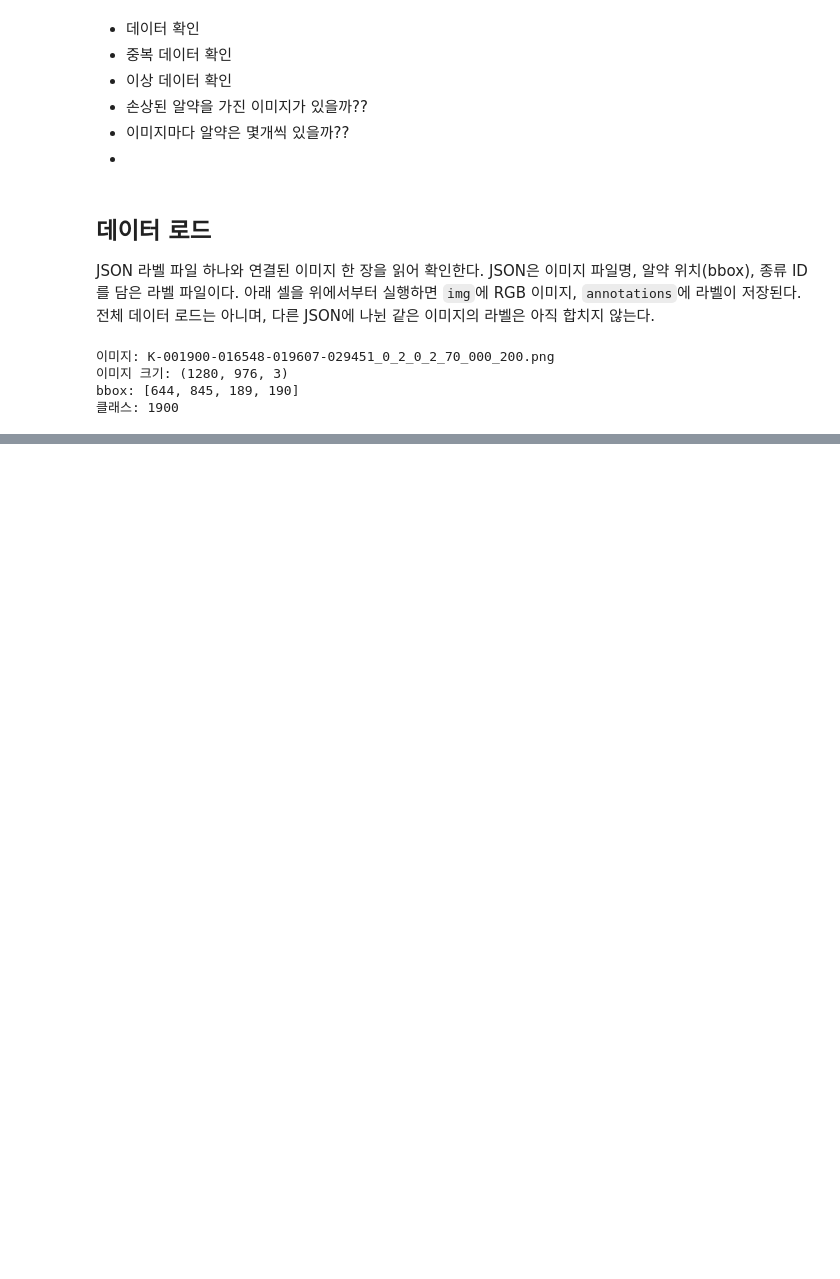
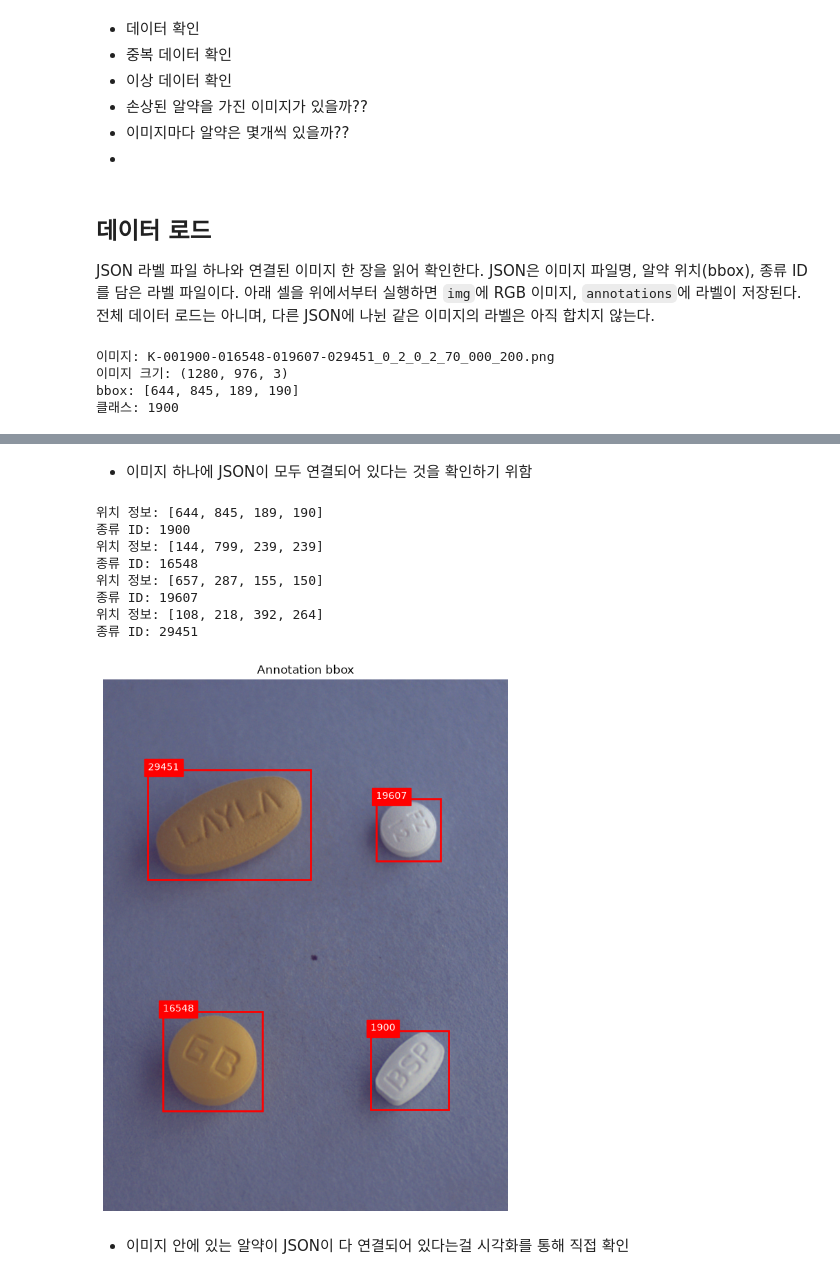
Before and after one commit to def-uk/pill-bbox, a Jupyter notebook: notebooks/JJAM99_eda.ipynb, the cells around one changed output, grey strips where cells are left out. Drawn from its saved outputs; the diff is of its cells as text; code cells hidden in the pictures; blank space fills up the shorter version.

```diff
--- a/notebooks/JJAM99_eda.ipynb
+++ b/notebooks/JJAM99_eda.ipynb
@@ -86,0 +353,52 @@ bbox: [644, 845, 189, 190]
+# %% [markdown]
+- 이미지 하나에 JSON이 모두 연결되어 있다는 것을 확인하기 위함
+# %%
+import matplotlib.pyplot as plt
+from matplotlib.patches import Rectangle
+
+# JSON에 위치와 종류 정보가 있는지 확인한다.
+for annotation in annotations:
+    print("위치 정보:", annotation.get("bbox"))
+    print("종류 ID:", annotation.get("category_id"))
+
+# 사진 위에 bbox를 그린다.
+fig, ax = plt.subplots(figsize=(8, 10))
+ax.imshow(img)
+
+for annotation in annotations:
+    # bbox를 [왼쪽 x, 위쪽 y, 너비, 높이] 형식으로 해석한다.
+    left, top, width, height = annotation["bbox"]
+
+    ax.add_patch(
+        Rectangle(
+            (left, top),
+            width,
+            height,
+            edgecolor="red",
+            facecolor="none",
+            linewidth=2,
+        )
+    )
+    ax.text(
+        left,
+        top,
+        str(annotation["category_id"]),
+        color="white",
+        backgroundcolor="red",
+    )
+
+ax.set_title("Annotation bbox")
+ax.axis("off")
+plt.show()
+# %% [output]
+위치 정보: [644, 845, 189, 190]
+종류 ID: 1900
+위치 정보: [144, 799, 239, 239]
+종류 ID: 16548
+위치 정보: [657, 287, 155, 150]
+종류 ID: 19607
+위치 정보: [108, 218, 392, 264]
+종류 ID: 29451
+[figure, added]
+# %% [markdown]
+- 이미지 안에 있는 알약이 JSON이 다 연결되어 있다는걸 시각화를 통해 직접 확인
```
Also changed, not shown: parts of 12 cells of this notebook.
